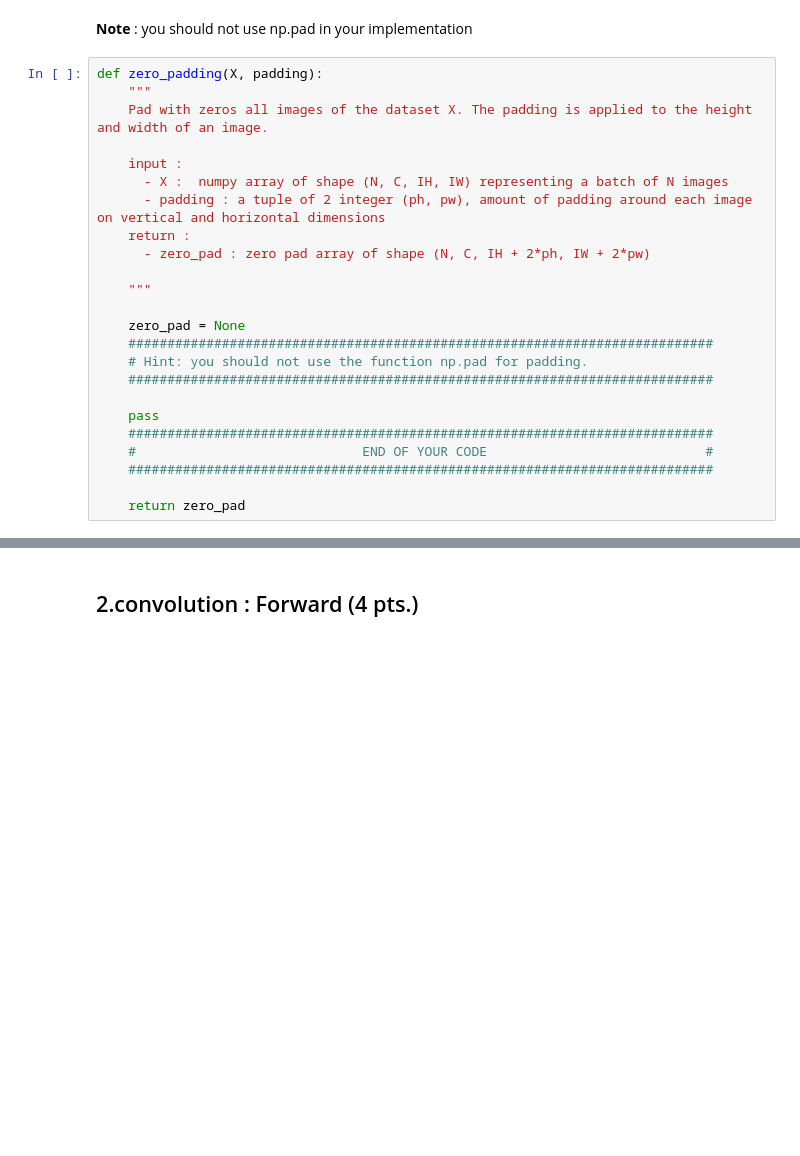
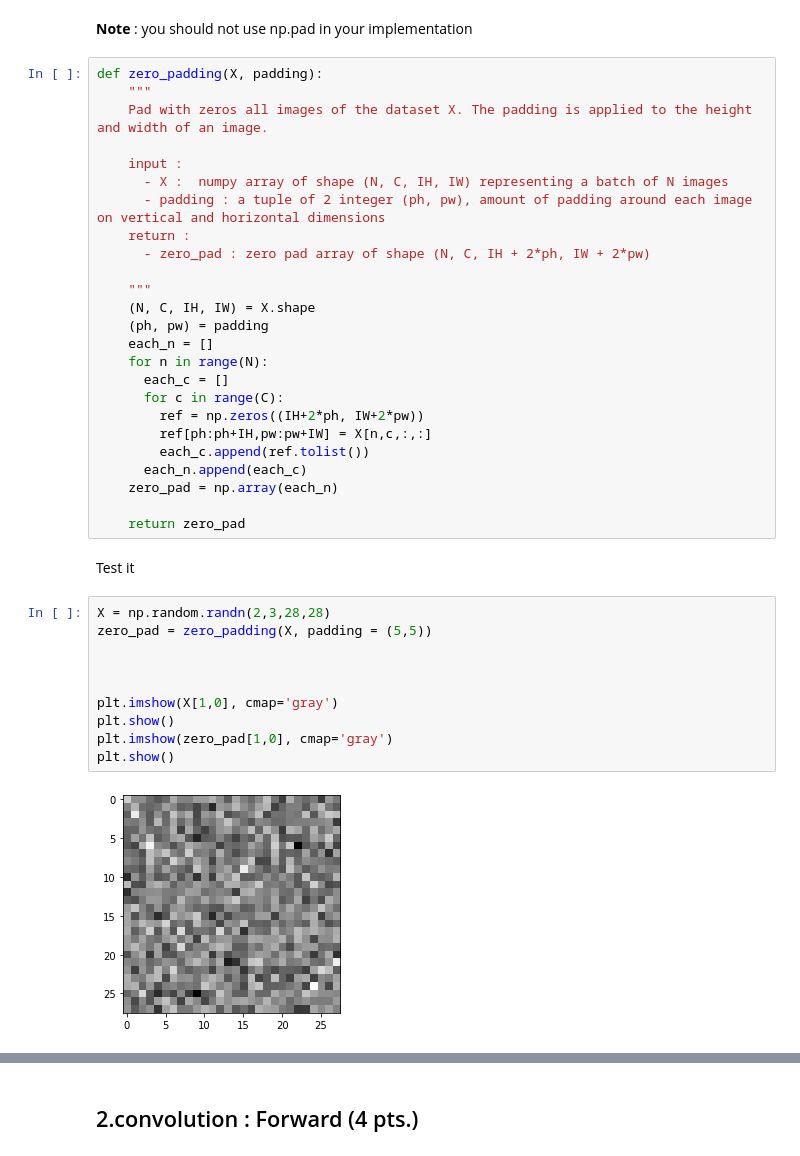
Before and after one commit to MohammadRaziei/Deep-Learning-Cource, a Jupyter notebook: HW03/Q4/CNN numpy/CNN.ipynb, the cells around one changed output, grey strips where cells are left out. Cells and saved outputs as stored; diff of their text form; blank space fills up the shorter version.

```diff
--- a/HW03/Q4/CNN numpy/CNN.ipynb
+++ b/HW03/Q4/CNN numpy/CNN.ipynb
@@ -57,15 +59,30 @@ def zero_padding(X, padding):
       - zero_pad : zero pad array of shape (N, C, IH + 2*ph, IW + 2*pw)
 
     """
-
-    zero_pad = None
-    ###########################################################################
-    # Hint: you should not use the function np.pad for padding.
-    ###########################################################################
-
-    pass
-    ###########################################################################
-    #                             END OF YOUR CODE                            #
-    ###########################################################################
+    (N, C, IH, IW) = X.shape
+    (ph, pw) = padding
+    each_n = []
+    for n in range(N):
+      each_c = []
+      for c in range(C):
+        ref = np.zeros((IH+2*ph, IW+2*pw))
+        ref[ph:ph+IH,pw:pw+IW] = X[n,c,:,:]
+        each_c.append(ref.tolist())
+      each_n.append(each_c)
+    zero_pad = np.array(each_n)
 
     return zero_pad
+# %% [markdown]
+Test it
+# %%
+X = np.random.randn(2,3,28,28)
+zero_pad = zero_padding(X, padding = (5,5))
+
+
+
+plt.imshow(X[1,0], cmap='gray')
+plt.show()
+plt.imshow(zero_pad[1,0], cmap='gray')
+plt.show()
+# %% [output]
+[figure, added]
```
Also changed, not shown: parts of 4 cells of this notebook.
